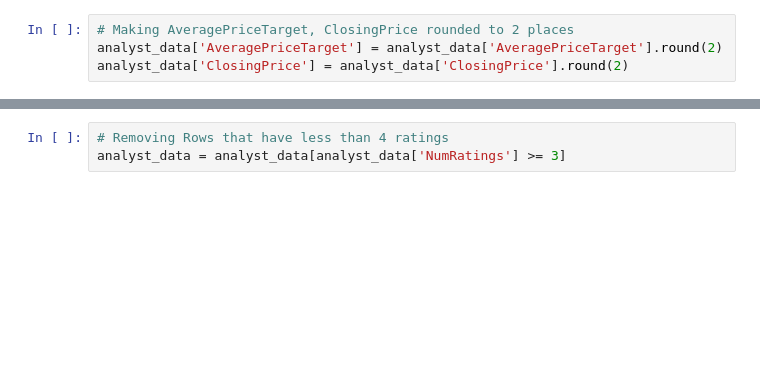
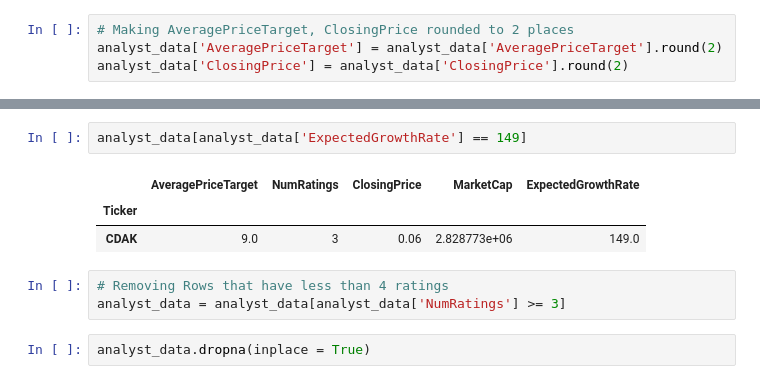
Before and after one commit to ChuckNadel/PredictingAnalystConsensus, a Jupyter notebook: EDA_Notebook.ipynb, the cells around one changed output, grey strips where cells are left out. Drawn from its saved outputs; the diff is of its cells as text; blank space fills up the shorter version.

```diff
--- a/EDA_Notebook.ipynb
+++ b/EDA_Notebook.ipynb
@@ -30,4 +38,12 @@ analyst_data[analyst_data['ExpectedGrowth%'] == 212.333]
+# %%
+analyst_data[analyst_data['ExpectedGrowthRate'] == 149]
+# %% [output]
+|  | AveragePriceTarget | NumRatings | ClosingPrice | MarketCap | ExpectedGrowthRate |
+| Ticker |  |  |  |  |  |
+| CDAK | 9.0 | 3 | 0.06 | 2.828773e+06 | 149.0 |
 # %%
 # Removing Rows that have less than 4 ratings
 analyst_data = analyst_data[analyst_data['NumRatings'] >= 3]
+# %%
+analyst_data.dropna(inplace = True)
 # %%
```
Also changed, not shown: parts of 17 cells of this notebook, 2 other files.
